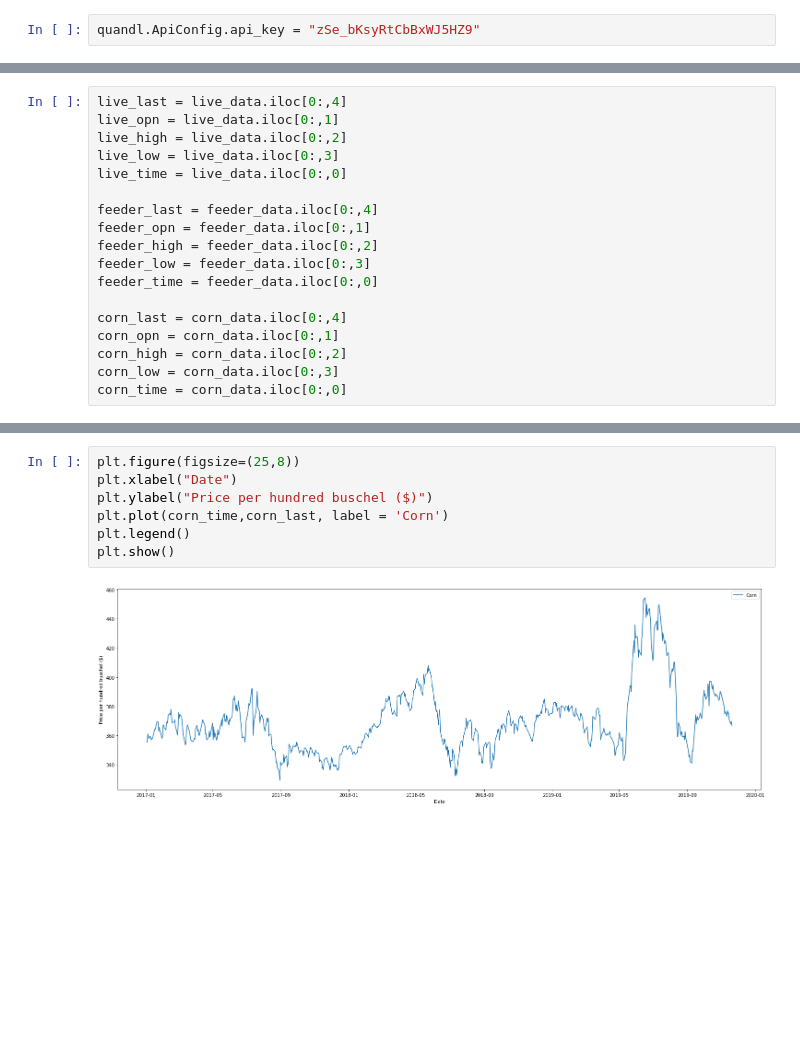
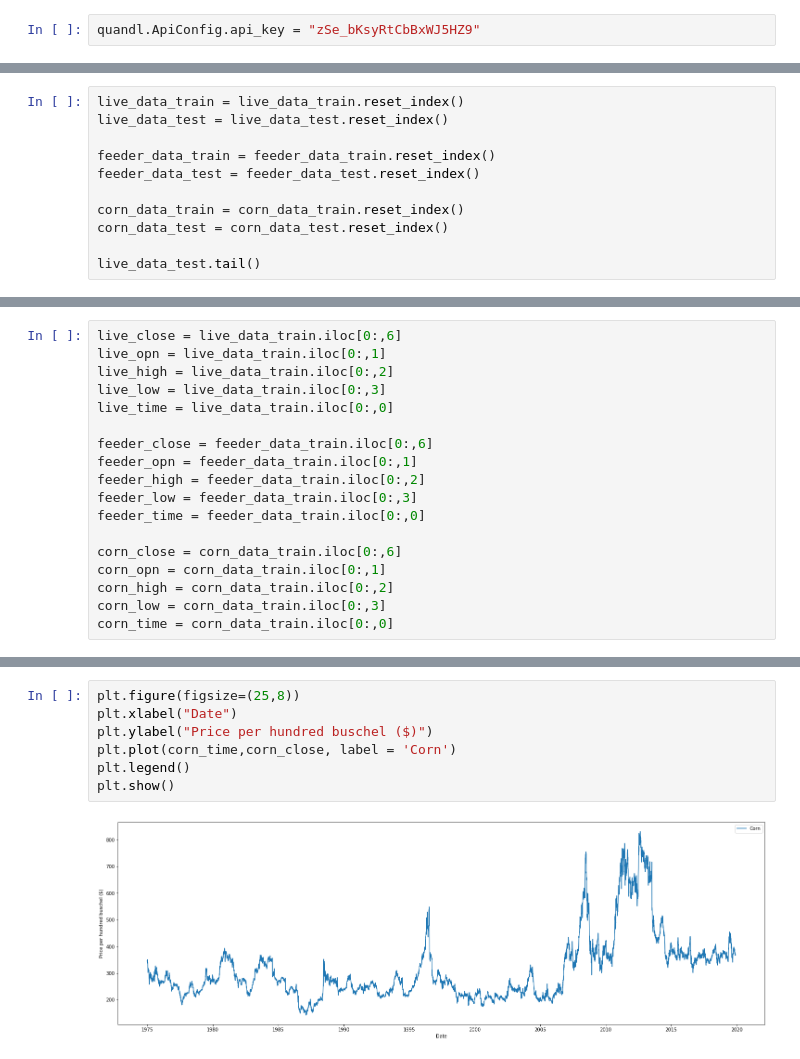
Before and after one commit to ajirlbeck14/Project, a Jupyter notebook: CattleTEC Project.ipynb, the cells around one changed output, grey strips where cells are left out. Cells and saved outputs as stored; diff of their text form; blank space fills up the shorter version.

```diff
--- a/CattleTEC Project.ipynb
+++ b/CattleTEC Project.ipynb
@@ -63,0 +76,11 @@ corn_data.head()
+# %%
+live_data_train = live_data_train.reset_index()
+live_data_test = live_data_test.reset_index()
+
+feeder_data_train = feeder_data_train.reset_index()
+feeder_data_test = feeder_data_test.reset_index()
+
+corn_data_train = corn_data_train.reset_index()
+corn_data_test = corn_data_test.reset_index()
+
+live_data_test.tail()
@@ -64,21 +401,21 @@ corn_data.head()
 # %%
-live_last = live_data.iloc[0:,4]
-live_opn = live_data.iloc[0:,1]
-live_high = live_data.iloc[0:,2]
-live_low = live_data.iloc[0:,3]
-live_time = live_data.iloc[0:,0]
+live_close = live_data_train.iloc[0:,6]
+live_opn = live_data_train.iloc[0:,1]
+live_high = live_data_train.iloc[0:,2]
+live_low = live_data_train.iloc[0:,3]
+live_time = live_data_train.iloc[0:,0]
 
-feeder_last = feeder_data.iloc[0:,4]
-feeder_opn = feeder_data.iloc[0:,1]
-feeder_high = feeder_data.iloc[0:,2]
-feeder_low = feeder_data.iloc[0:,3]
-feeder_time = feeder_data.iloc[0:,0]
+feeder_close = feeder_data_train.iloc[0:,6]
+feeder_opn = feeder_data_train.iloc[0:,1]
+feeder_high = feeder_data_train.iloc[0:,2]
+feeder_low = feeder_data_train.iloc[0:,3]
+feeder_time = feeder_data_train.iloc[0:,0]
 
-corn_last = corn_data.iloc[0:,4]
-corn_opn = corn_data.iloc[0:,1]
-corn_high = corn_data.iloc[0:,2]
-corn_low = corn_data.iloc[0:,3]
-corn_time = corn_data.iloc[0:,0]
+corn_close = corn_data_train.iloc[0:,6]
+corn_opn = corn_data_train.iloc[0:,1]
+corn_high = corn_data_train.iloc[0:,2]
+corn_low = corn_data_train.iloc[0:,3]
+corn_time = corn_data_train.iloc[0:,0]
 # %%
 plt.figure(figsize=(25,8))
 plt.xlabel("Date")
@@ -99,9 +430,9 @@ plt.show()
 # %%
 plt.figure(figsize=(25,8))
 plt.xlabel("Date")
 plt.ylabel("Price per hundred buschel ($)")
-plt.plot(corn_time,corn_last, label = 'Corn')
+plt.plot(corn_time,corn_close, label = 'Corn')
 plt.legend()
 plt.show()
 # %% [output]
-[figure, old version]
+[figure, new version]
```
Also changed, not shown: parts of 46 cells of this notebook.
